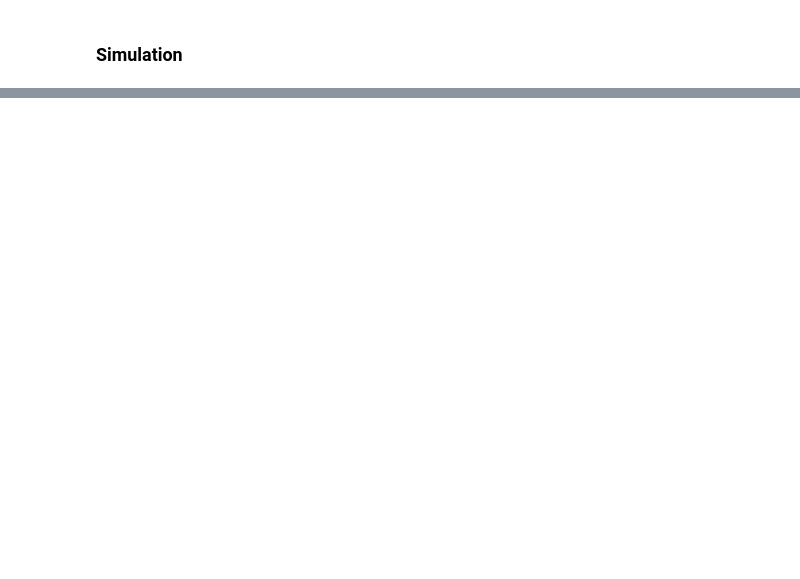
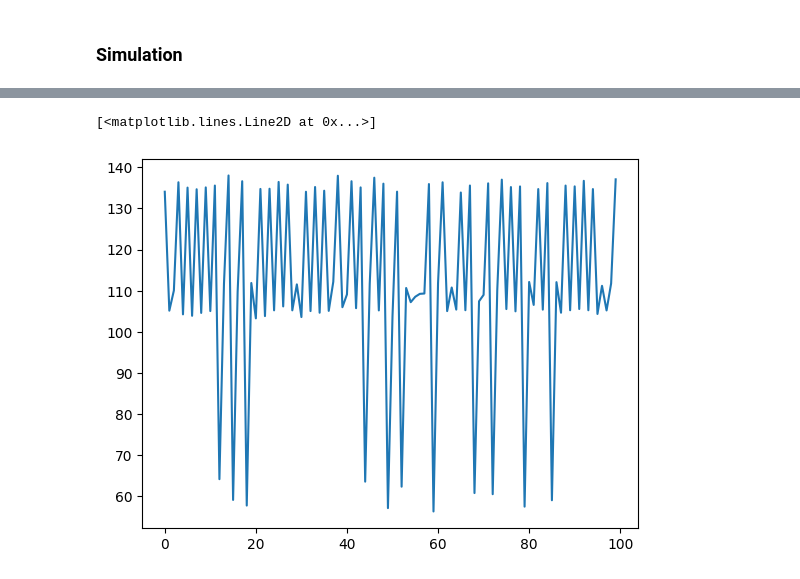
Before and after one commit to SuperAileen/CCS-2024-Group20, a Jupyter notebook: main.ipynb, the cells around one changed output, grey strips where cells are left out. Saved outputs shown, nothing was run; the diff lists cells and outputs as text; code cells hidden in the pictures; blank space fills up the shorter version.

```diff
--- a/main.ipynb
+++ b/main.ipynb
@@ -114,7 +114,7 @@ def determine_order_type(expected_price, p_t, TAO, money, asset_quantity):
     """
 
     if abs(expected_price - p_t) < TAO:
-        return 'hold' + str(abs(expected_price - p_t))
+        return 'hold'
     elif expected_price > p_t and money > 0:
         return 'buy'
     elif expected_price < p_t and asset_quantity > 0:
@@ -352,9 +345,9 @@ for i in range(N_FUND):
 ob = OrderBook(DELTA, agents_dict)
 current_market_price = P_0
 simulations = 100
+asset_prices = []
 # Check #5, decision in dict to get decision
 for sim in range(simulations):
-    print(ob.agents_dict[0][4])
     for agent_id in ob.agents_dict:
         decision = ob.agents_dict[agent_id][5]
         order_price = set_order_price(decision, ob.agents_dict[agent_id][4], current_market_price, ob.agents_dict[agent_id][2])
@@ -362,33 +355,25 @@ for sim in range(simulations):
             ob.place_bid(agent_id, order_price)
         elif decision == "sell":
             ob.place_ask(agent_id, order_price)
-    current_market_price = ob.set_aggregate_price(current_market_price,
-                                                 ob.N_a,
-                                                 ob.N_b)
+
+    current_market_price = ob.set_aggregate_price(current_market_price)
+
+    asset_prices.append(current_market_price)
     past_price.pop()
     past_price.append(current_market_price)
+
     for agent_id in range(800):
         ep = ep_fundamentalist(current_market_price, P_F)
         ob.agents_dict[agent_id][4] = ep
         ob.agents_dict[agent_id][5] = determine_order_type(ep,
                                                     current_market_price,
-                                                    TAO, ob.agents_dict[i][2],
-                                                    ob.agents_dict[i][3])
-    print(ob.agents_dict[0][4])
-#     # Start from where N_FUND stops for integers
-#     for i in range(800, 1600):
-#         ep = ep_chartist(current_market_price, past_price)
-#         ob.agents_dict[i][4] = ep
-#         ob.agents_dict[i][5] = determine_order_type(ep,
-#                                                     current_market_price,
-#                                                     TAO, ob.agents_dict[i][2],
-#                                                     ob.agents_dict[i][3])
-#     sell_count = 0
-#     buy_count = 0
-#     for agent_id in ob.agents_dict:
-#         if ob.agents_dict[agent_id][5] == "buy":
-#             buy_count +=1
-#         if ob.agents_dict[agent_id][5] == "sell":
-#             sell_count +=1
-#     print('s',sell_count)
-#     print('b',buy_count)
+                                                    TAO, ob.agents_dict[agent_id][2],
+                                                    ob.agents_dict[agent_id][3])
+    for i in range(800, 1600):
+        ep = ep_chartist(current_market_price, past_price)
+        ob.agents_dict[agent_id][4] = ep
+        ob.agents_dict[agent_id][5] = determine_order_type(ep,
+                                                    current_market_price,
+                                                    TAO, ob.agents_dict[agent_id][2],
+                                                    ob.agents_dict[agent_id][3])
+    ob = OrderBook(DELTA, ob.agents_dict)
@@ -507,0 +380,5 @@ def determine_order_type(expected_price, p_t, TAO, money, asset_quantity):
+# %%
+plt.plot(list(range(100)), asset_prices)
+# %% [output]
+[<matplotlib.lines.Line2D at 0x...>]
+[figure, added]
```
Also changed, not shown: parts of 10 cells of this notebook.
